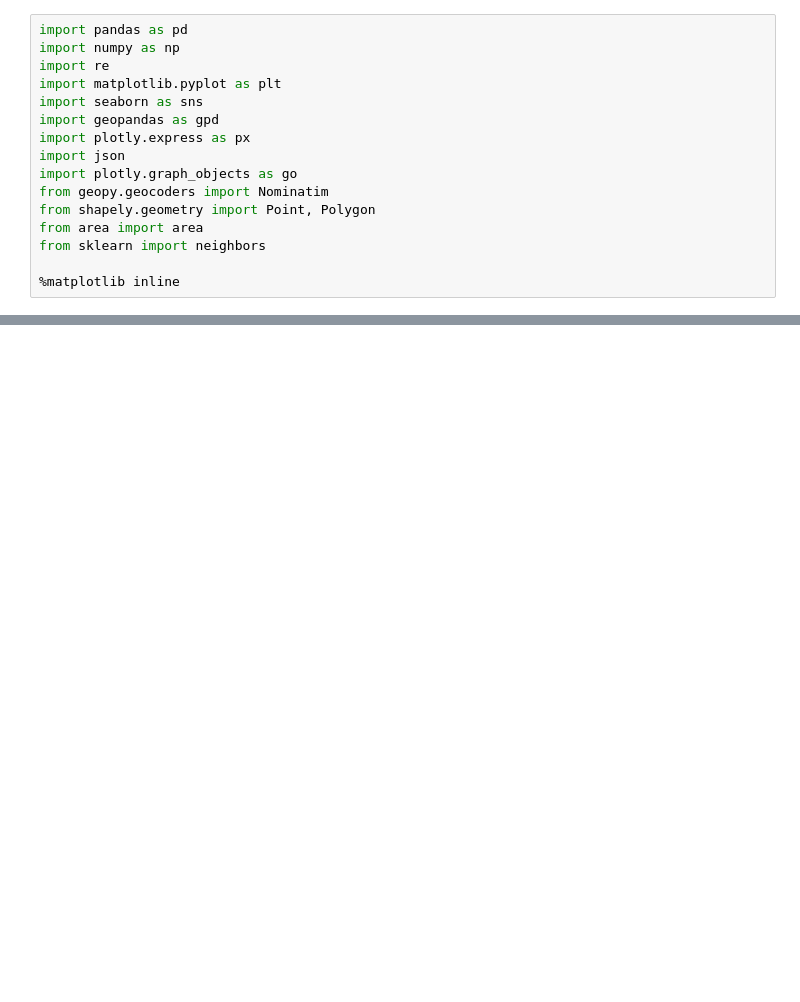
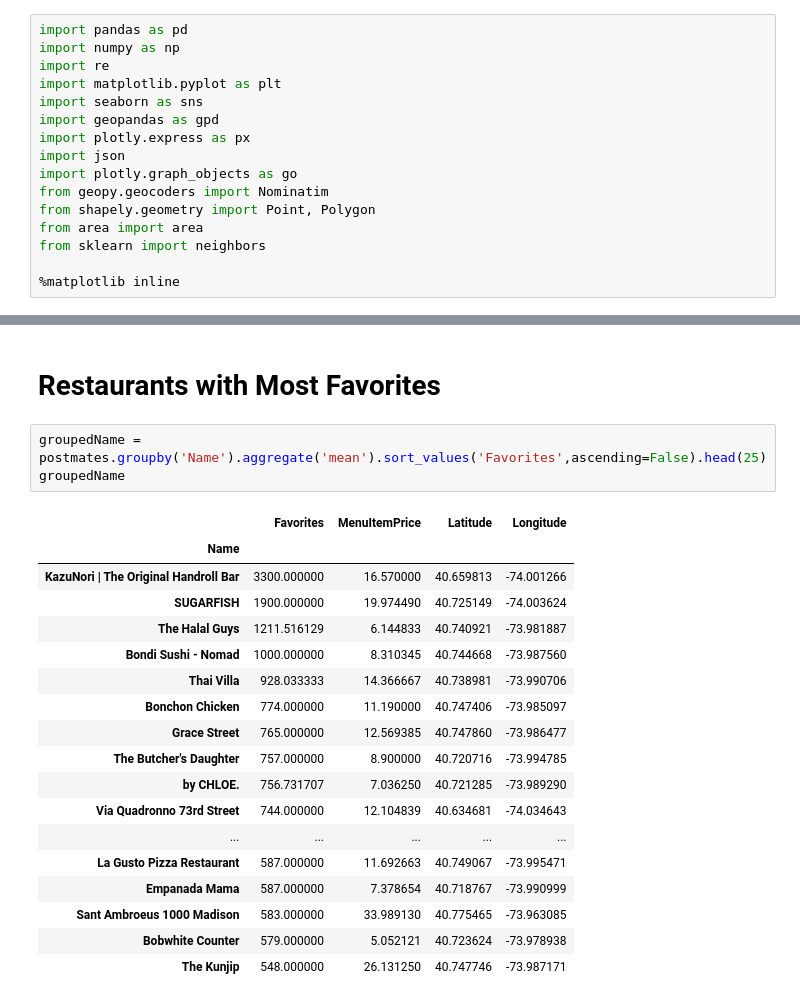
Before and after one commit to brusso115/PostmatesWebscraper, a Jupyter notebook: Postmates_EDA.ipynb, the cells around one changed output, grey strips where cells are left out. Cells and saved outputs as stored; diff of their text form; blank space fills up the shorter version.

```diff
--- a/Postmates_EDA.ipynb
+++ b/Postmates_EDA.ipynb
@@ -82,0 +44,24 @@ fig.show()
+# %% [markdown]
+# Restaurants with Most Favorites
+# %%
+groupedName = postmates.groupby('Name').aggregate('mean').sort_values('Favorites',ascending=False).head(25)
+groupedName
+# %% [output]
+|  | Favorites | MenuItemPrice | Latitude | Longitude |
+| Name |  |  |  |  |
+| KazuNori | The Original Handroll Bar | 3300.000000 | 16.570000 | 40.659813 | -74.001266 |
+| SUGARFISH | 1900.000000 | 19.974490 | 40.725149 | -74.003624 |
+| The Halal Guys | 1211.516129 | 6.144833 | 40.740921 | -73.981887 |
+| Bondi Sushi - Nomad | 1000.000000 | 8.310345 | 40.744668 | -73.987560 |
+| Thai Villa | 928.033333 | 14.366667 | 40.738981 | -73.990706 |
+| Bonchon Chicken | 774.000000 | 11.190000 | 40.747406 | -73.985097 |
+| Grace Street | 765.000000 | 12.569385 | 40.747860 | -73.986477 |
+| The Butcher's Daughter | 757.000000 | 8.900000 | 40.720716 | -73.994785 |
+| by CHLOE. | 756.731707 | 7.036250 | 40.721285 | -73.989290 |
+| Via Quadronno 73rd Street | 744.000000 | 12.104839 | 40.634681 | -74.034643 |
+| ... | ... | ... | ... | ... |
+| La Gusto Pizza Restaurant | 587.000000 | 11.692663 | 40.749067 | -73.995471 |
+| Empanada Mama | 587.000000 | 7.378654 | 40.718767 | -73.990999 |
+| Sant Ambroeus 1000 Madison | 583.000000 | 33.989130 | 40.775465 | -73.963085 |
+| Bobwhite Counter | 579.000000 | 5.052121 | 40.723624 | -73.978938 |
+| The Kunjip | 548.000000 | 26.131250 | 40.747746 | -73.987171 |
```
Also changed, not shown: parts of 13 cells of this notebook, 10 other files.
